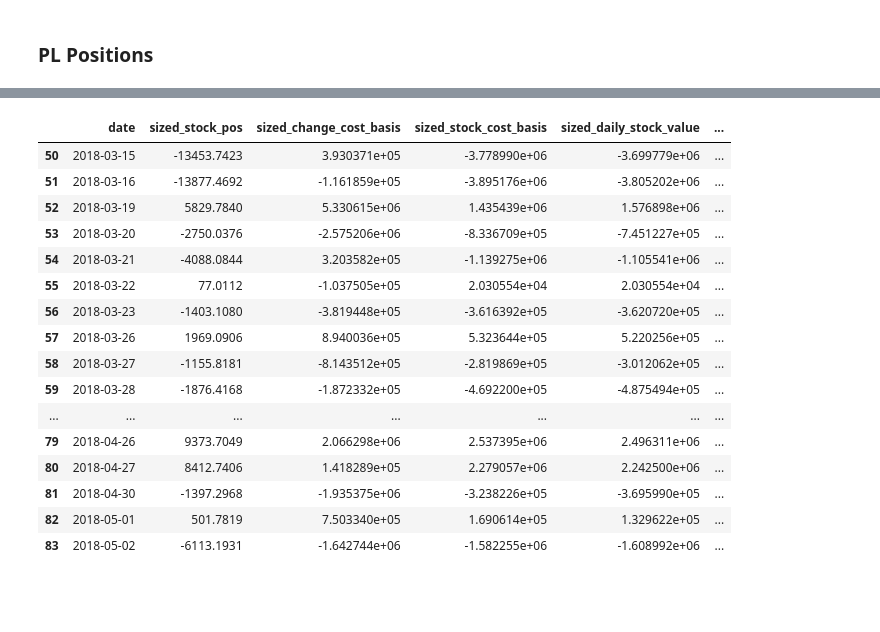
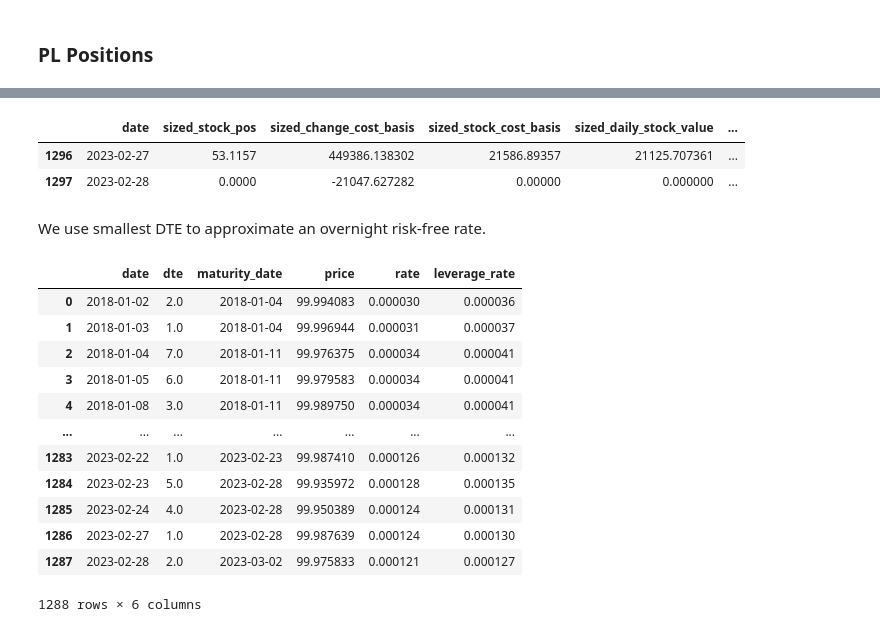
Before and after one commit to jyfinm/QTS_Final_Project, a Jupyter notebook: limits.ipynb, the cells around one changed output, grey strips where cells are left out. Drawn from its saved outputs; the diff is of its cells as text; code cells hidden in the pictures; blank space fills up the shorter version.

```diff
--- a/limits.ipynb
+++ b/limits.ipynb
@@ -322,5 +326,5 @@ simulations_short = {date: calculate_realized_PL(df.copy(), long_op=False) for d
 # %%
-for key, df in list(simulations_short.items())[0:1]:
+for key, df in list(simulations_short.items())[-5:]:
     print(f"DataFrame for {key}:")
     print(df.columns)
     display(df)
@@ -446,21 +502,21 @@ Trading Strategies:
 def trade_strategy_1(x):
     if x > 0.25:
         return 1
-    elif x < -0.08:
+    elif x < -0.10:
         return -1
     else:
         return 0
 
 # Long Only
 def trade_strategy_2(x):
-    if x > 0.15:
+    if x > 0.35:
         return 1
     else:
         return 0
 
 # Short Only
 def trade_strategy_3(x):
-    if x < -0.1:
+    if x < -0.08:
         return -1
     else:
         return 0
@@ -550,0 +606,5 @@ KAPITAL = 1e7
+# %%
+options['UID'] = options['strikeID'] + '_' + options['date'].dt.date.astype(str)
+volumes = options[['date','volume_c','volume_p','adj_volume','UID']].copy()
+volumes['date'] = volumes['date'].dt.strftime('%Y-%m-%d')
+volumes['volume_med'] = (volumes['volume_c'] + volumes['volume_p']) / 2
@@ -551,6 +623,10 @@ KAPITAL = 1e7
 # %%
 def pos_size(IV_diff, strike_price, option_cost_basis, UID, key):
-    factor = 10* strike_price # Adjust this based on whatever
+
+    # Assume we can get filled a percentage of the volume; set minimum to 10th percentile of non-zero volume days
+    volume = min(volumes.loc[volumes['UID'] == UID, 'volume_med'].item(), 50)
+
+    factor = max(volume * strike_price / 10, 1) # Do not allow for non-zero
 
     if option_cost_basis == 0:
         # Get the first matching 'option_cost_basis' safely
@@ -558,7 +634,7 @@ def pos_size(IV_diff, strike_price, option_cost_basis, UID, key):
 
         option_cost_basis = filtered_df.iloc[0]
 
-    posSize = round((abs(IV_diff) / factor) * KAPITAL / abs(option_cost_basis+.000000000001)) # some too close to zero, trigger infinity
+    posSize = round(abs(IV_diff) / abs(option_cost_basis) * factor) if option_cost_basis != 0 else 0
 
     return posSize
 
@@ -694,22 +771,8 @@ for key, pl_df in PL_temp_dfs.items():
     # Update the PL_temp_dfs dictionary with the merged and updated result
     PL_temp_dfs[key] = merged_df
 # %%
-PL_temp_dfs['trade_1'][50:84]
+PL_temp_dfs['trade_1'][-2:]
 # %% [output]
 |  | date | sized_stock_pos | sized_change_cost_basis | sized_stock_cost_basis | sized_daily_stock_value | ... |
-| 50 | 2018-03-15 | -13453.7423 | 3.930371e+05 | -3.778990e+06 | -3.699779e+06 | ... |
-| 51 | 2018-03-16 | -13877.4692 | -1.161859e+05 | -3.895176e+06 | -3.805202e+06 | ... |
-| 52 | 2018-03-19 | 5829.7840 | 5.330615e+06 | 1.435439e+06 | 1.576898e+06 | ... |
-| 53 | 2018-03-20 | -2750.0376 | -2.575206e+06 | -8.336709e+05 | -7.451227e+05 | ... |
-| 54 | 2018-03-21 | -4088.0844 | 3.203582e+05 | -1.139275e+06 | -1.105541e+06 | ... |
-| 55 | 2018-03-22 | 77.0112 | -1.037505e+05 | 2.030554e+04 | 2.030554e+04 | ... |
-| 56 | 2018-03-23 | -1403.1080 | -3.819448e+05 | -3.616392e+05 | -3.620720e+05 | ... |
-| 57 | 2018-03-26 | 1969.0906 | 8.940036e+05 | 5.323644e+05 | 5.220256e+05 | ... |
-| 58 | 2018-03-27 | -1155.8181 | -8.143512e+05 | -2.819869e+05 | -3.012062e+05 | ... |
-| 59 | 2018-03-28 | -1876.4168 | -1.872332e+05 | -4.692200e+05 | -4.875494e+05 | ... |
-| ... | ... | ... | ... | ... | ... | ... |
-| 79 | 2018-04-26 | 9373.7049 | 2.066298e+06 | 2.537395e+06 | 2.496311e+06 | ... |
-| 80 | 2018-04-27 | 8412.7406 | 1.418289e+05 | 2.279057e+06 | 2.242500e+06 | ... |
-| 81 | 2018-04-30 | -1397.2968 | -1.935375e+06 | -3.238226e+05 | -3.695990e+05 | ... |
-| 82 | 2018-05-01 | 501.7819 | 7.503340e+05 | 1.690614e+05 | 1.329622e+05 | ... |
-| 83 | 2018-05-02 | -6113.1931 | -1.642744e+06 | -1.582255e+06 | -1.608992e+06 | ... |
+| 1296 | 2023-02-27 | 53.1157 | 449386.138302 | 21586.89357 | 21125.707361 | ... |
+| 1297 | 2023-02-28 | 0.0000 | -21047.627282 | 0.00000 | 0.000000 | ... |
@@ -715,0 +799,18 @@ PL_temp_dfs['trade_1'][50:84]
+# %% [markdown]
+We use smallest DTE to approximate an overnight risk-free rate.
+# %%
+tbills_data
+# %% [output]
+|  | date | dte | maturity_date | price | rate | leverage_rate |
+| 0 | 2018-01-02 | 2.0 | 2018-01-04 | 99.994083 | 0.000030 | 0.000036 |
+| 1 | 2018-01-03 | 1.0 | 2018-01-04 | 99.996944 | 0.000031 | 0.000037 |
+| 2 | 2018-01-04 | 7.0 | 2018-01-11 | 99.976375 | 0.000034 | 0.000041 |
+| 3 | 2018-01-05 | 6.0 | 2018-01-11 | 99.979583 | 0.000034 | 0.000041 |
+| 4 | 2018-01-08 | 3.0 | 2018-01-11 | 99.989750 | 0.000034 | 0.000041 |
+| ... | ... | ... | ... | ... | ... | ... |
+| 1283 | 2023-02-22 | 1.0 | 2023-02-23 | 99.987410 | 0.000126 | 0.000132 |
+| 1284 | 2023-02-23 | 5.0 | 2023-02-28 | 99.935972 | 0.000128 | 0.000135 |
+| 1285 | 2023-02-24 | 4.0 | 2023-02-28 | 99.950389 | 0.000124 | 0.000131 |
+| 1286 | 2023-02-27 | 1.0 | 2023-02-28 | 99.987639 | 0.000124 | 0.000130 |
+| 1287 | 2023-02-28 | 2.0 | 2023-03-02 | 99.975833 | 0.000121 | 0.000127 |
+1288 rows × 6 columns
```
Also changed, not shown: parts of 39 cells of this notebook, 3 other files.
